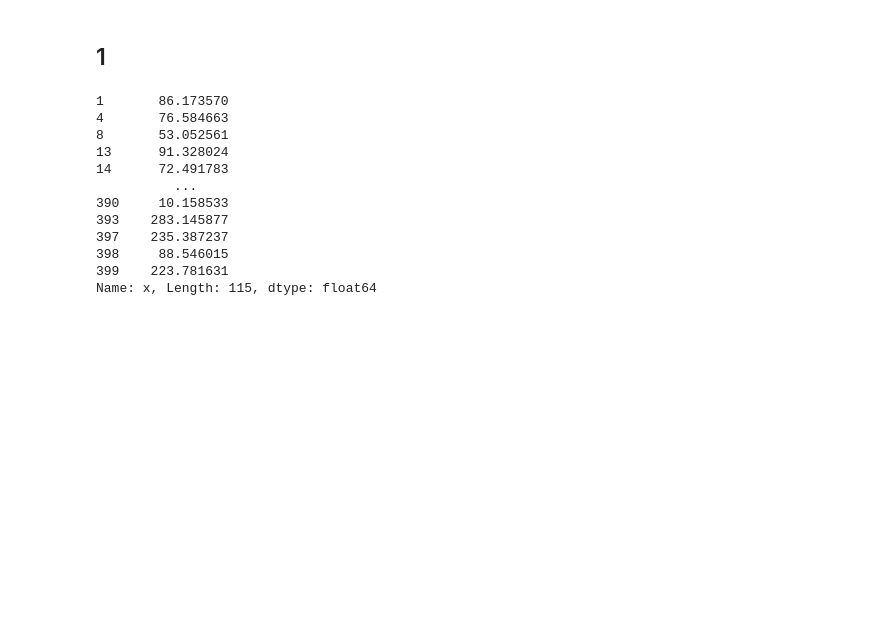
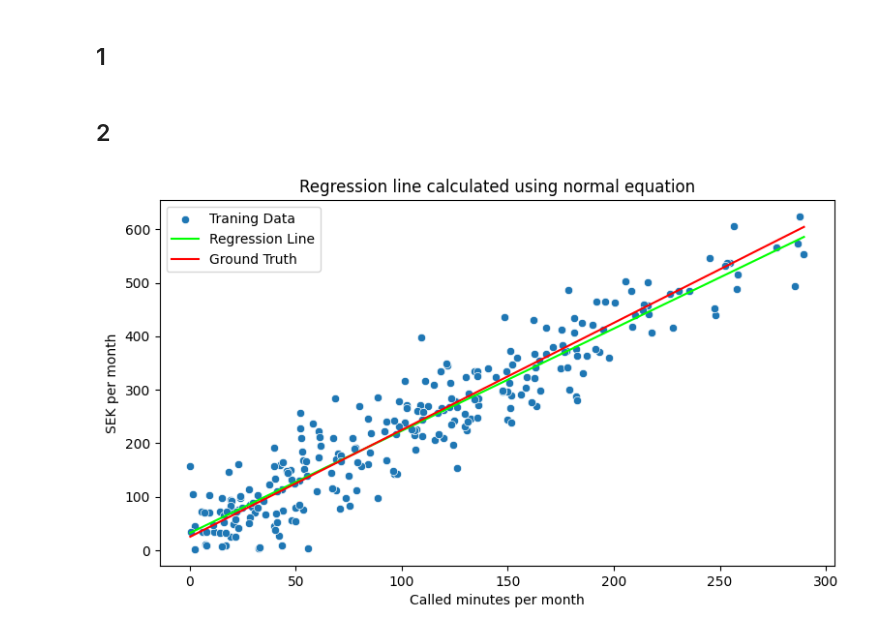
Before and after one commit to cseander/Maskininlarning-Christopher-Seander, a Jupyter notebook: Exercises/Exercise_0.ipynb, the cells around one changed output. Drawn from its saved outputs; the diff is of its cells as text; code cells hidden in the pictures; blank space fills up the shorter version.

```diff
--- a/Exercises/Exercise_0.ipynb
+++ b/Exercises/Exercise_0.ipynb
@@ -54,17 +54,28 @@ def train_test_split(df, train_fraction = 0.7, random_state = 42, replace = Fals
     train_y = df["y"][train_x.index]
     test_y = df["y"].drop(train_y.index)
 
+    train_x = pd.DataFrame(train_x, columns=["x"])
+    train_x.insert(0, "interrcept", 1)
+
+    test_x = pd.DataFrame(test_x, columns=["x"])
+    test_x.insert(0, "interrcept", 1)
+
     return (train_x, test_x, train_y, test_y)
-# %% [output]
-1       86.173570
-4       76.584663
-8       53.052561
-13      91.328024
-14      72.491783
-          ...
-390     10.158533
-393    283.145877
-397    235.387237
-398     88.546015
-399    223.781631
-Name: x, Length: 115, dtype: float64
+# %% [markdown]
+## 2
+# %%
+split_data = train_test_split(phone_sub_df)
+
+regression_fit = lambda X, y: np.linalg.pinv(X.T @ X) @ X.T @ y
+
+beta_hat = regression_fit(split_data[0], split_data[2])
+def y_hat(x): return beta_hat[0] + beta_hat[1]*x
+
+fig, ax = plt.subplots(figsize=[9,5], dpi=100)
+sns.scatterplot(x=split_data[0]["x"], y=split_data[2], label="Traning Data")
+sns.lineplot(x = split_data[0]["x"], y=y_hat(split_data[0]["x"]), color="lime", label="Regression Line")
+sns.lineplot(x = split_data[0]["x"], y = 2 * split_data[0]["x"] + 25, color = "red", label="Ground Truth")
+ax.set(xlabel = "Called minutes per month", ylabel = "SEK per month", title = "Regression line calculated using normal equation")
+plt.show()
+# %% [output]
+[figure, added]
```
Also changed, not shown: parts of 3 cells of this notebook.
